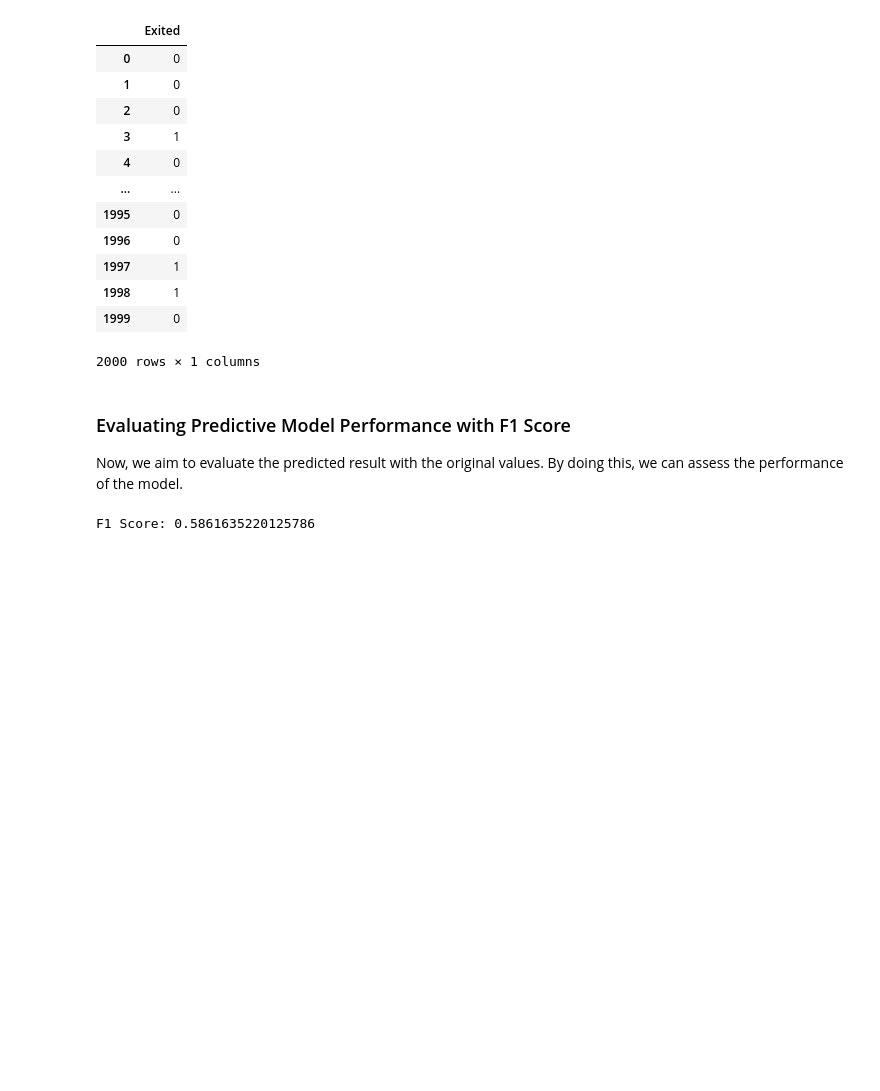
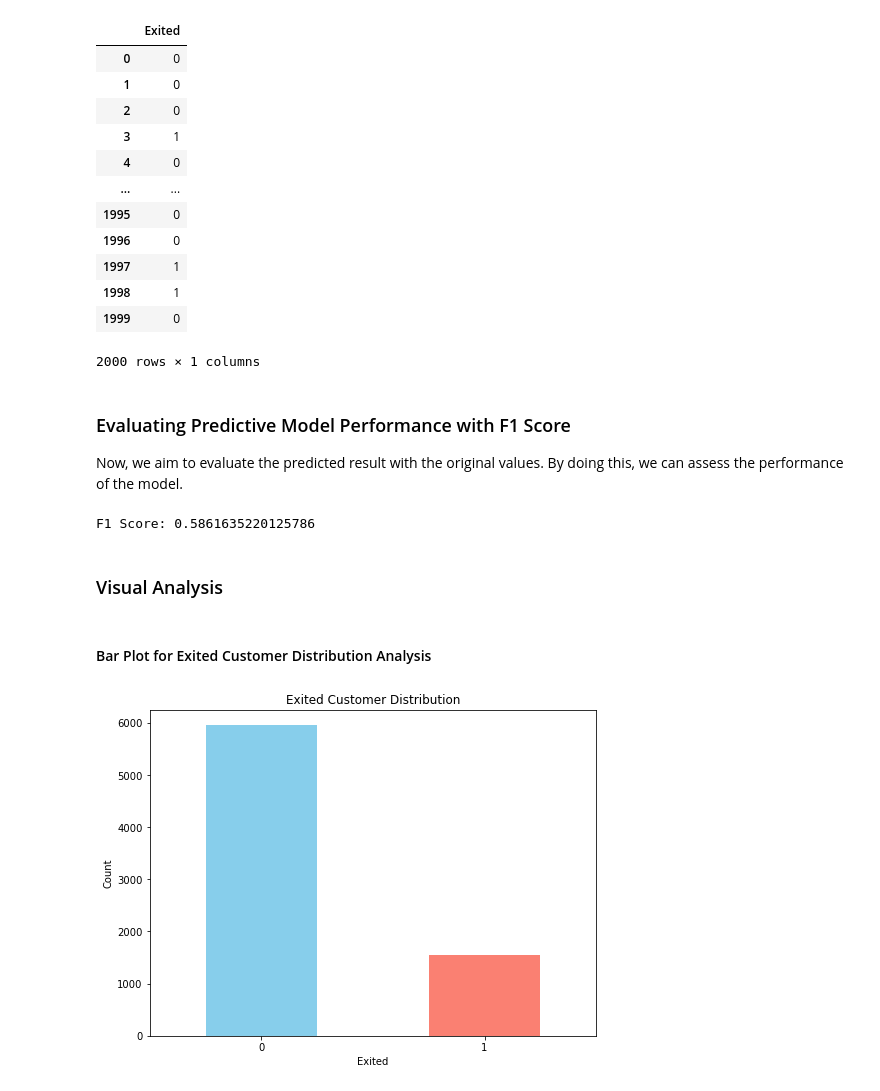
Before and after one commit to NandiSoham/Bank-Churn-Prediction, a Jupyter notebook: bank_churn_predictor.ipynb, the cells around one changed output. Cells and saved outputs as stored; diff of their text form; code cells hidden in the pictures; blank space fills up the shorter version.

Commit message:
worked on creating visualization for better insight

```diff
--- a/bank_churn_predictor.ipynb
+++ b/bank_churn_predictor.ipynb
@@ -560,3 +560,20 @@ f1_score = f1_score(actual_labels, predictions)
 print("F1 Score:", f1_score)
 # %% [output]
 F1 Score: 0.5861635220125786
+# %% [markdown]
+### Visual Analysis
+# %% [markdown]
+#### Bar Plot for Exited Customer Distribution Analysis
+# %%
+import matplotlib.pyplot as plt
+
+# Plot the distribution of 'Exited' customers
+plt.figure(figsize=(8, 6))
+df['Exited'].value_counts().plot(kind='bar', color=['skyblue', 'salmon'])
+plt.title('Exited Customer Distribution')
+plt.xlabel('Exited')
+plt.ylabel('Count')
+plt.xticks(rotation=0)
+plt.show()
+# %% [output]
+[figure, added]
```
Also changed, not shown: parts of 8 cells of this notebook.
